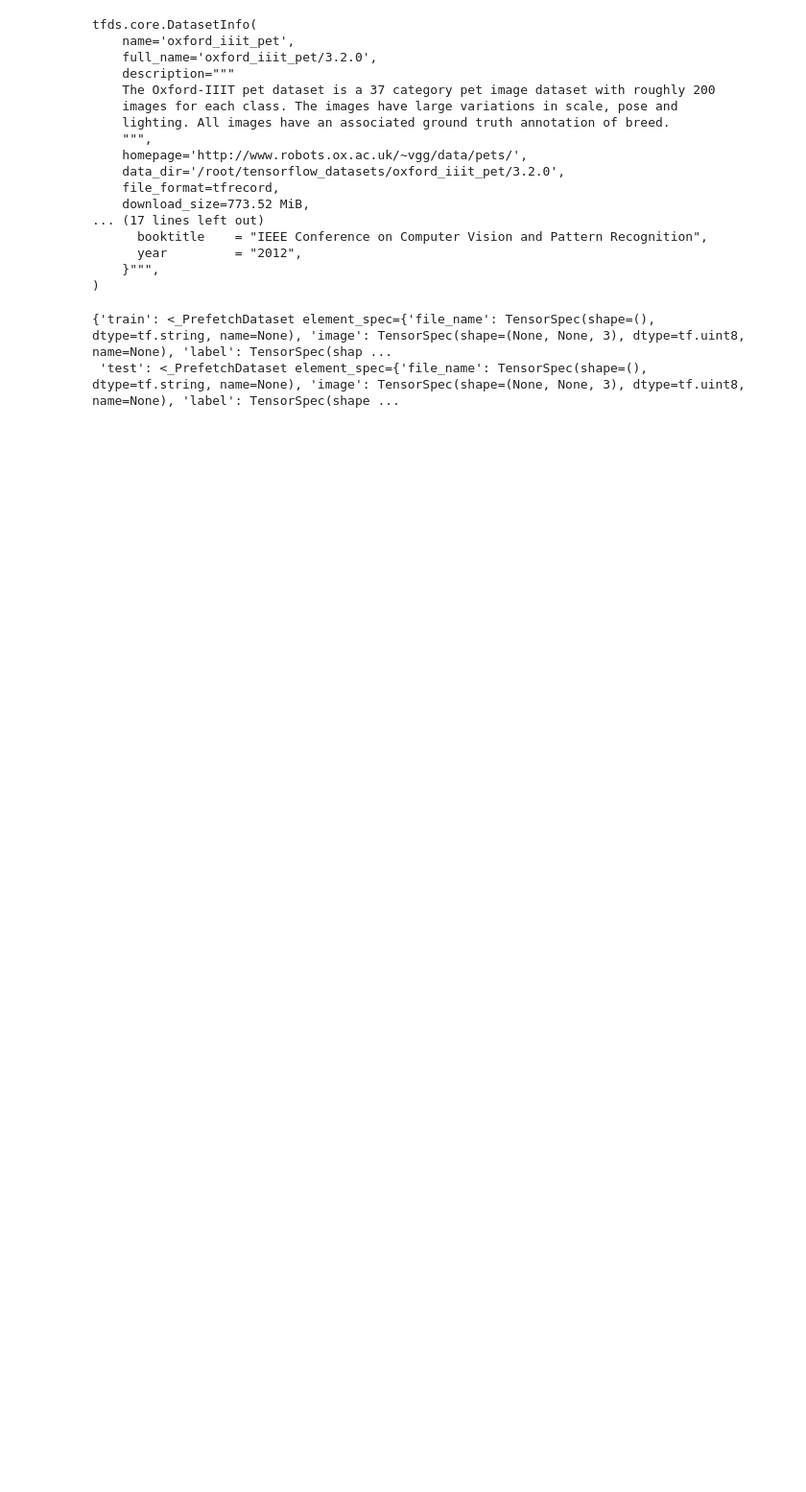
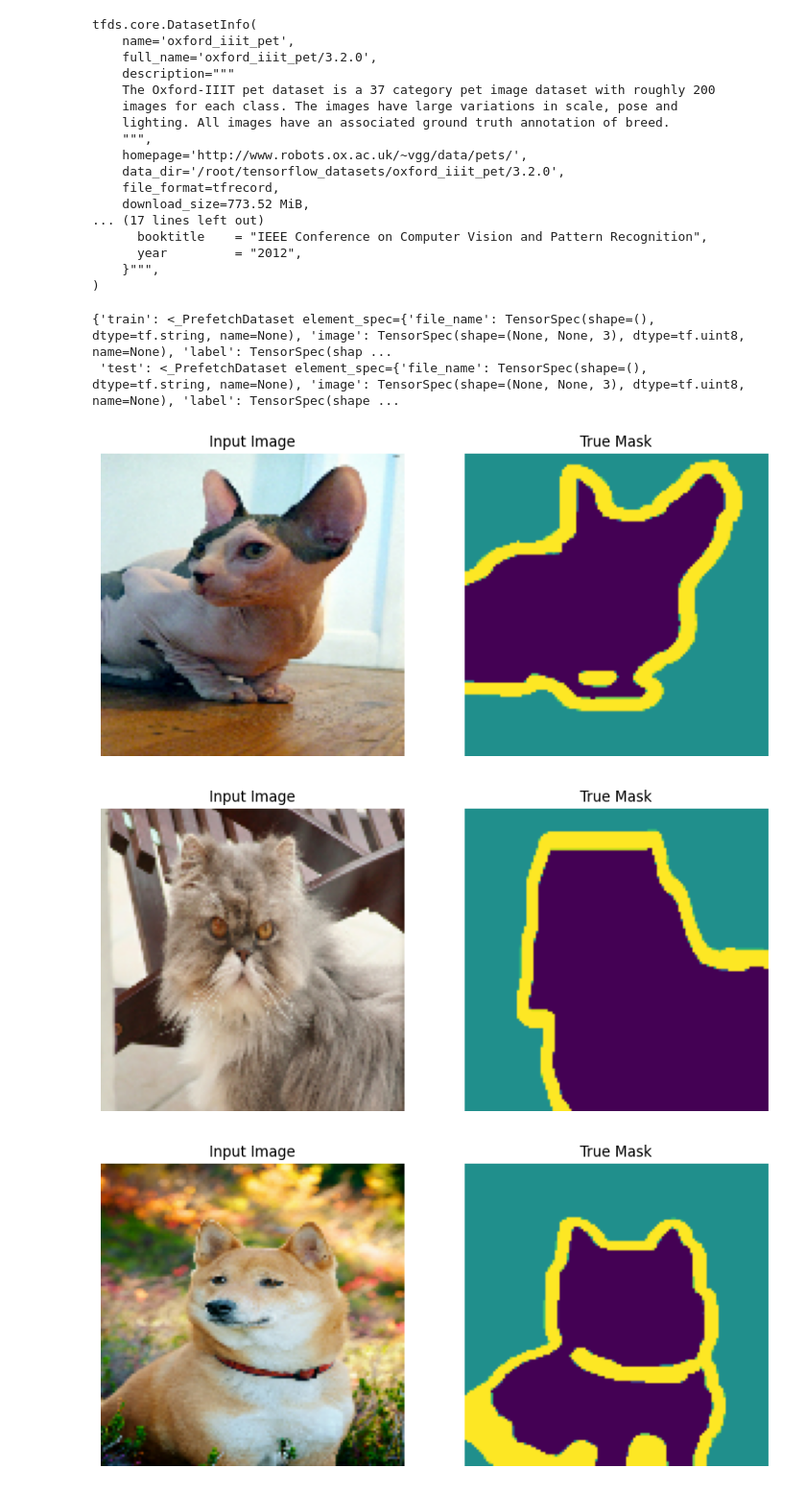
Before and after one commit to Nandini280/miniproject, a Jupyter notebook: ImageSegmentation.ipynb, the cells around one changed output. Shown at 96% size. Drawn from its saved outputs; the diff is of its cells as text; code cells hidden in the pictures; blank space fills up the shorter version.

```diff
--- a/ImageSegmentation.ipynb
+++ b/ImageSegmentation.ipynb
@@ -81,3 +81,11 @@ def display_sample(image_list):
         plt.axis('off')
 
     plt.show()
+# %%
+for images, masks in train_dataset.take(3):
+    sample_image, sample_mask = images[0], masks[0]
+    display_sample([sample_image, sample_mask])
+# %% [output]
+[figure, added]
+[figure, added]
+[figure, added]
```
